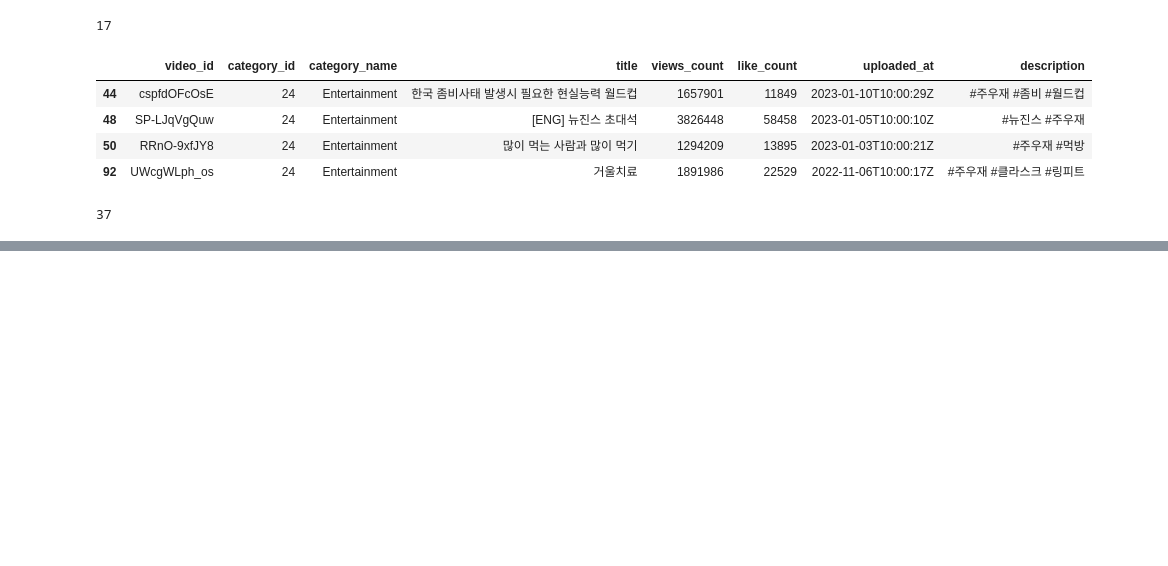
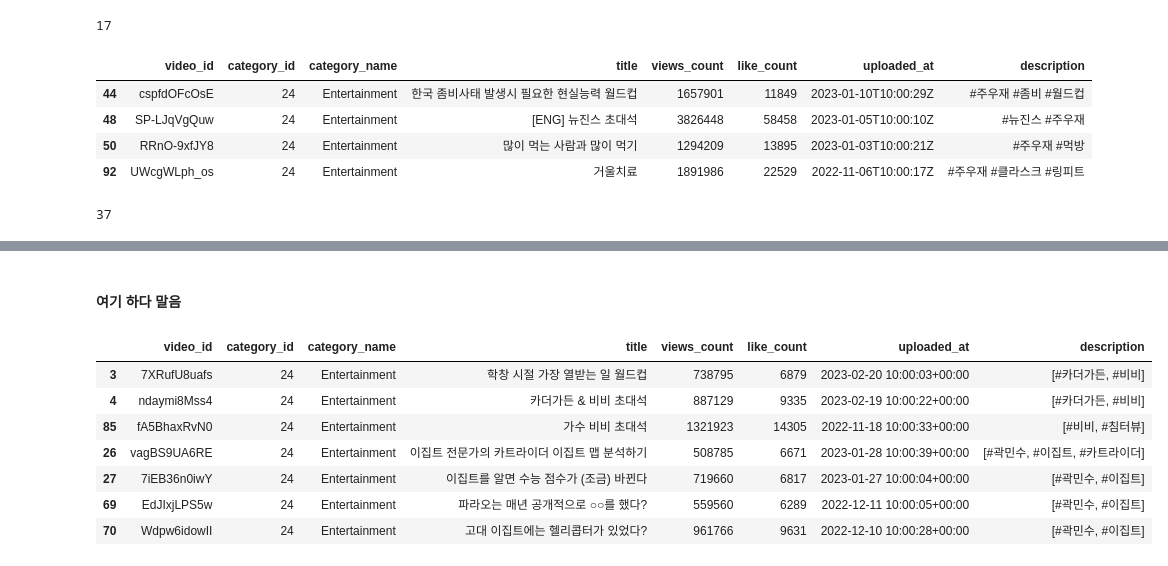
Before and after one commit to kimhyunso/coper-project, a Jupyter notebook: practice_analysis_dowon.ipynb, the cells around one changed output, grey strips where cells are left out. Saved outputs shown, nothing was run; the diff lists cells and outputs as text; code cells hidden in the pictures; blank space fills up the shorter version.

```diff
--- a/practice_analysis_dowon.ipynb
+++ b/practice_analysis_dowon.ipynb
@@ -696,0 +704,22 @@ df
+# %% [markdown]
+#### 여기 하다 말음
+# %%
+'''
+1. df.description, df를 인자로 받는다.
+2. 받아온 df.description의 값을 읽고, text.split(' ')으로 분할한다.
+3. prep.most_used_hashtag_list(df)와 분할한 text.split(' ')으로 for문을 돌려서 해당값만 추려낸다.
+4. apply()식을 사용해 해당 해시태그만 df.description에 남긴다.
+'''
+
+new_df = prep.most_used_hashtag_df(df).copy()
+new_df.description = new_df.description.apply(lambda text: prep.remove_other_hashtag(text, df))
+new_df.head(7)
+# %% [output]
+|  | video_id | category_id | category_name | title | views_count | like_count | uploaded_at | description |
+| 3 | 7XRufU8uafs | 24 | Entertainment | 학창 시절 가장 열받는 일 월드컵 | 738795 | 6879 | 2023-02-20 10:00:03+00:00 | [#카더가든, #비비] |
+| 4 | ndaymi8Mss4 | 24 | Entertainment | 카더가든 & 비비 초대석 | 887129 | 9335 | 2023-02-19 10:00:22+00:00 | [#카더가든, #비비] |
+| 85 | fA5BhaxRvN0 | 24 | Entertainment | 가수 비비 초대석 | 1321923 | 14305 | 2022-11-18 10:00:33+00:00 | [#비비, #침터뷰] |
+| 26 | vagBS9UA6RE | 24 | Entertainment | 이집트 전문가의 카트라이더 이집트 맵 분석하기 | 508785 | 6671 | 2023-01-28 10:00:39+00:00 | [#곽민수, #이집트, #카트라이더] |
+| 27 | 7iEB36n0iwY | 24 | Entertainment | 이집트를 알면 수능 점수가 (조금) 바뀐다 | 719660 | 6817 | 2023-01-27 10:00:04+00:00 | [#곽민수, #이집트] |
+| 69 | EdJIxjLPS5w | 24 | Entertainment | 파라오는 매년 공개적으로 ○○를 했다? | 559560 | 6289 | 2022-12-11 10:00:05+00:00 | [#곽민수, #이집트] |
+| 70 | Wdpw6idowII | 24 | Entertainment | 고대 이집트에는 헬리콥터가 있었다? | 961766 | 9631 | 2022-12-10 10:00:28+00:00 | [#곽민수, #이집트] |
```
Also changed, not shown: parts of 7 cells of this notebook, 1 other file.
